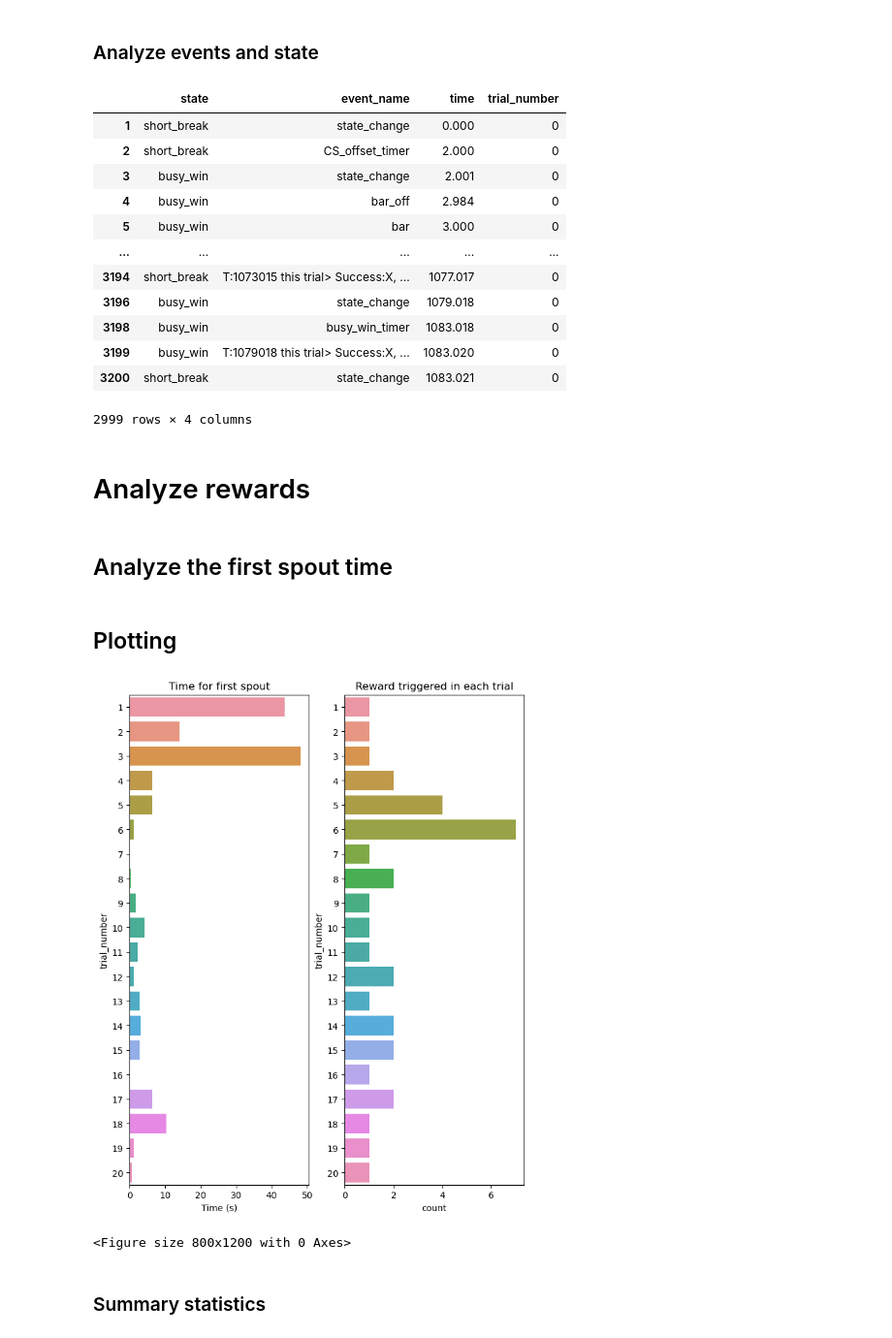
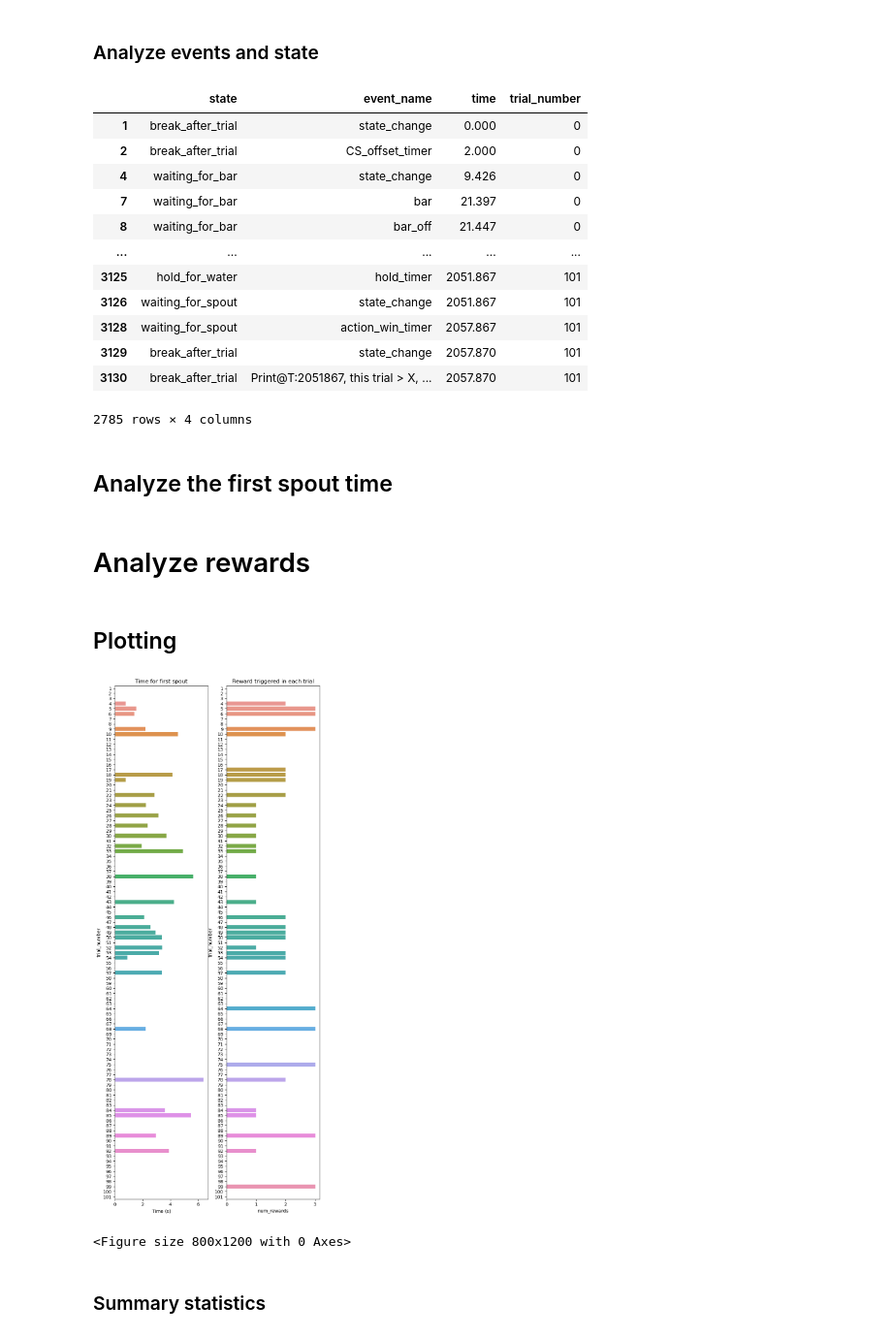
Before and after one commit to juliencarponcy/trialexp, a Jupyter notebook: notebooks/noncanonical/single_session_analsysis/reaching_go_spout_bar_nov22_teris.ipynb, the cells around one changed output. Shown at 97% size. Cells and saved outputs as stored; diff of their text form; code cells hidden in the pictures.

Commit message:
[analysis] - new notebook for reaching_go_spout task
[refactor]
- rename and delete some old files

```diff
--- a/notebooks/noncanonical/single_session_analsysis/reaching_go_spout_bar_nov22_teris.ipynb
+++ b/notebooks/noncanonical/single_session_analsysis/reaching_go_spout_bar_nov22_teris.ipynb
@@ -36,23 +50,38 @@ session = exp_cohort.sessions[0]
 df_events = parse_events(session)
 
 # separate into trials
-trigger = ('waiting_for_spout','state_change')
 df_events = add_trial_number(df_events, trigger)
 df_events.time = df_events.time /1000 # convert time to s
 df_events
 # %% [output]
 |  | state | event_name | time | trial_number |
-| 1 | short_break | state_change | 0.000 | 0 |
-| 2 | short_break | CS_offset_timer | 2.000 | 0 |
-| 3 | busy_win | state_change | 2.001 | 0 |
-| 4 | busy_win | bar_off | 2.984 | 0 |
-| 5 | busy_win | bar | 3.000 | 0 |
+| 1 | break_after_trial | state_change | 0.000 | 0 |
+| 2 | break_after_trial | CS_offset_timer | 2.000 | 0 |
+| 4 | waiting_for_bar | state_change | 9.426 | 0 |
+| 7 | waiting_for_bar | bar | 21.397 | 0 |
+| 8 | waiting_for_bar | bar_off | 21.447 | 0 |
 | ... | ... | ... | ... | ... |
-| 3194 | short_break | T:1073015 this trial> Success:X, ... | 1077.017 | 0 |
-| 3196 | busy_win | state_change | 1079.018 | 0 |
-| 3198 | busy_win | busy_win_timer | 1083.018 | 0 |
-| 3199 | busy_win | T:1079018 this trial> Success:X, ... | 1083.020 | 0 |
-| 3200 | short_break | state_change | 1083.021 | 0 |
+| 3125 | hold_for_water | hold_timer | 2051.867 | 101 |
+| 3126 | waiting_for_spout | state_change | 2051.867 | 101 |
+| 3128 | waiting_for_spout | action_win_timer | 2057.867 | 101 |
+| 3129 | break_after_trial | state_change | 2057.870 | 101 |
+| 3130 | break_after_trial | Print@T:2051867, this trial > X, ... | 2057.870 | 101 |
-2999 rows × 4 columns
+2785 rows × 4 columns
+# %% [markdown]
+## Analyze the first spout time
+# %%
+#Find first spout time
+spouts = df_events[(df_events.state==spout_touch[0]) & (df_events.event_name ==spout_touch[1])].copy()
+df_first_spout = spouts.loc[spouts.groupby('trial_number').time.idxmin()]
+df_first_spout = df_first_spout.set_index('trial_number')
+
+# find the trial start time
+df_trial_start = df_events[(df_events.state==trigger[0]) & (df_events.event_name == trigger[1])].copy()
+df_trial_start = df_trial_start.set_index('trial_number')
+
+
+#calculate the time between the start of trial and first spout touch
+df_spout_time = (df_first_spout.time - df_trial_start.time)
+df_trial_start['time_first_spout'] = df_spout_time
 # %% [markdown]
 # Analyze rewards
@@ -61,25 +88,25 @@ df_reward = df_events[df_events.event_name == 'US_delay_timer']
-# %% [markdown]
-## Analyze the first spout time
-# %%
-df_first_spout = df_events[(df_events.state=='waiting_for_spout') & (df_events.event_name =='spout')].copy()
-df_trial_start = df_events[(df_events.state=='waiting_for_spout') & (df_events.event_name =='state_change')].copy()
-assert len(df_first_spout) == len(df_trial_start)
-
-df_first_spout['time_first_spout'] = (df_first_spout.time.values - df_trial_start.time.values)
-df_first_spout.trial_number = df_first_spout.trial_number.astype(str) #hack to force seaborn to treat this as categoric variable
+# %%
+df_reward = df_events[(df_events.state ==success[0]) & (df_events.event_name == success[1])]
+df_reward_num = df_reward.groupby('trial_number').event_name.count()
+df_trial_start['num_rewards'] = df_reward_num
 # %% [markdown]
 ## Plotting
 # %%
-fig,ax = plt.subplots(1,2,figsize=(8,10))
+df2plot = df_trial_start.reset_index()
+df2plot['trial_number'] = df2plot['trial_number'].astype(str) # hack to force it into categorical variable
+df2plot
 
-sns.barplot( y='trial_number', x='time_first_spout', data=df_first_spout, ax=ax[0])
+height = len(df2plot)*0.2
+fig,ax = plt.subplots(1,2,figsize=(8,height))
+
+sns.barplot( y='trial_number', x='time_first_spout', data=df2plot, ax=ax[0])
 ax[0].set(xlabel='Time (s)',title='Time for first spout');
 
 plt.figure(figsize=(8,12))
-sns.countplot(y='trial_number', data=df_reward, ax = ax[1])
+sns.barplot(y='trial_number', x='num_rewards', data=df2plot, ax = ax[1])
 ax[1].set(title='Reward triggered in each trial');
 # %% [output]
-[figure, old version]
+[figure, new version]
 <Figure size 800x1200 with 0 Axes>
 # %% [markdown]
 ### Summary statistics
```
Also changed, not shown: parts of 10 cells of this notebook, 1 other file.
